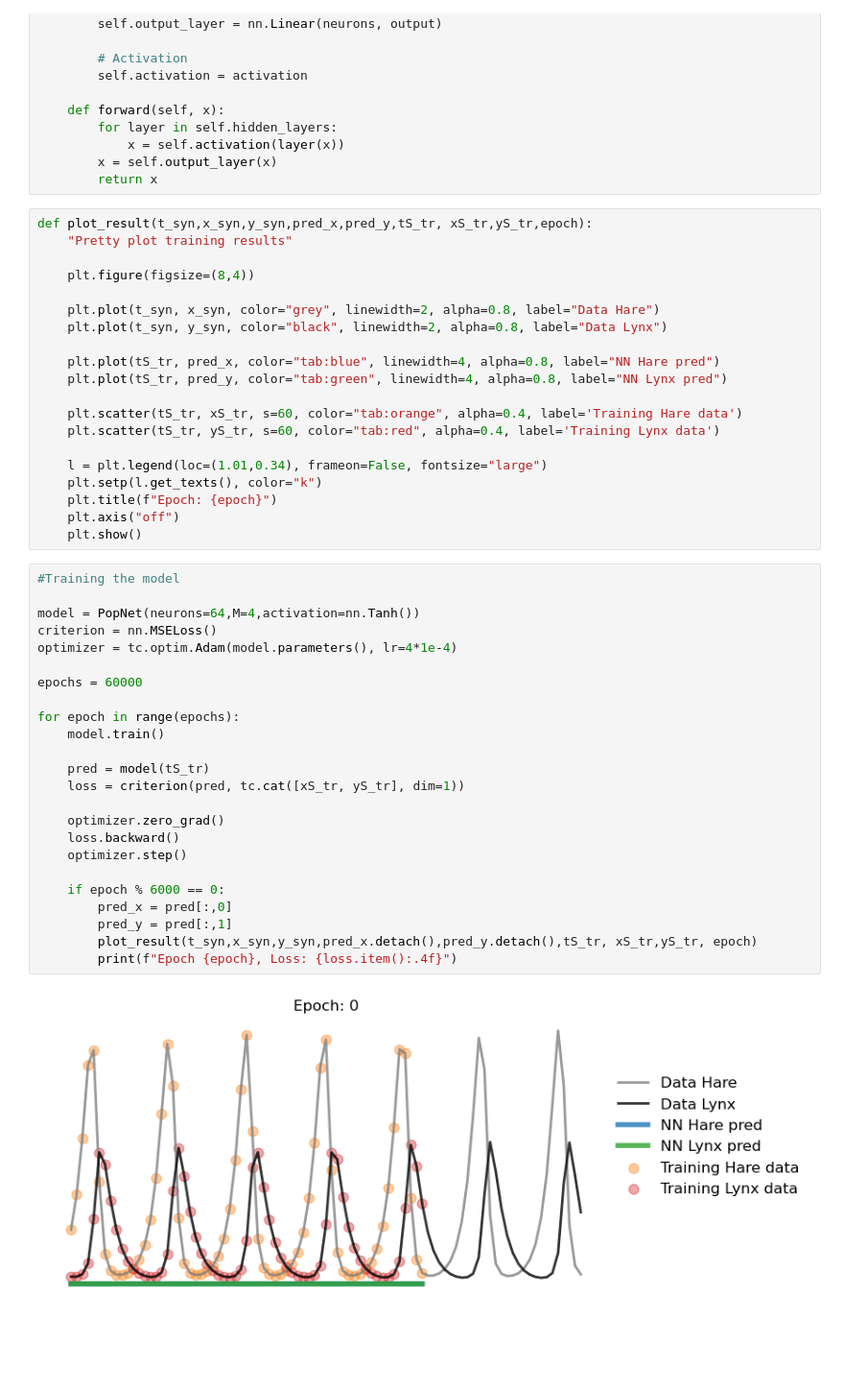
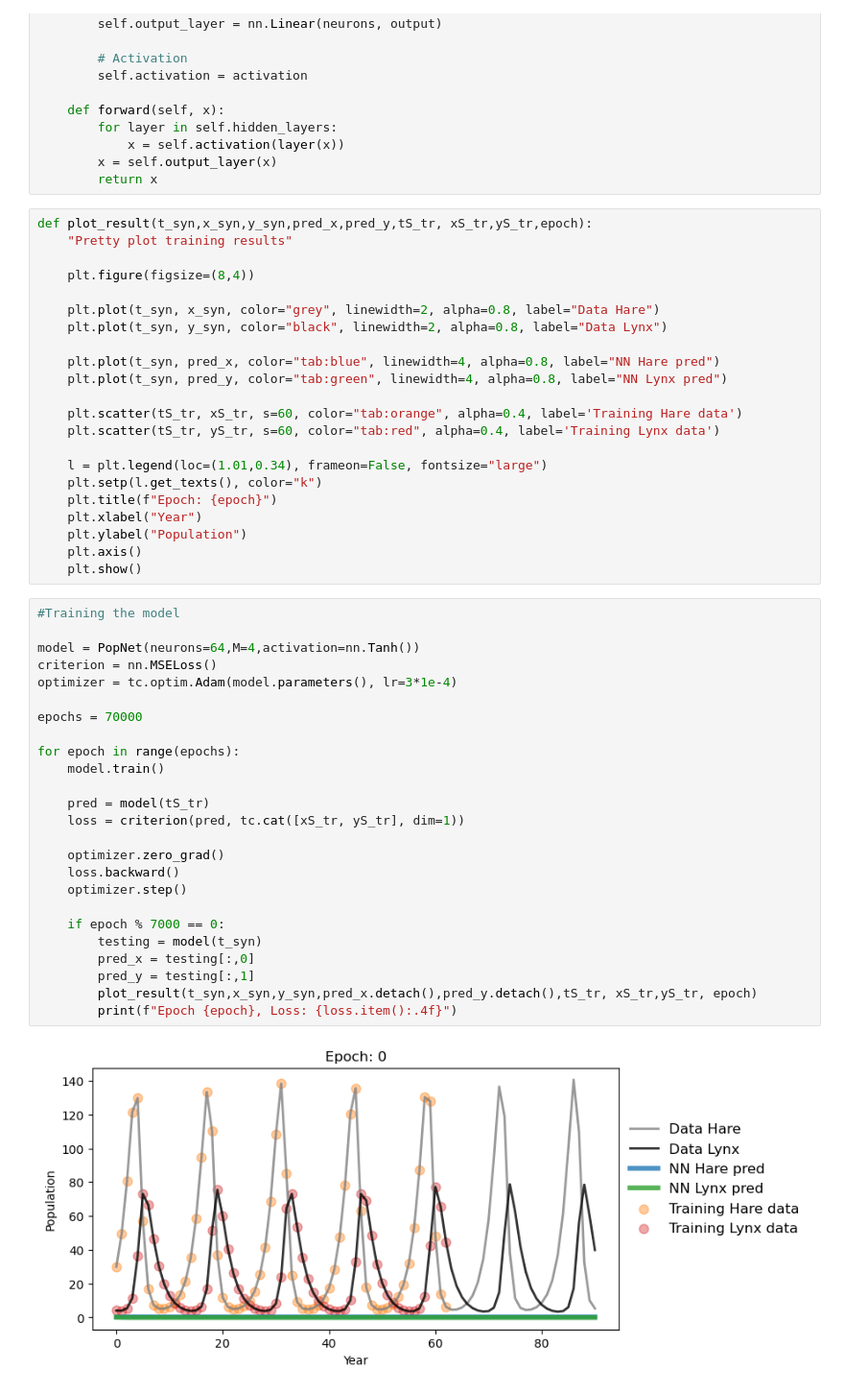
Before and after one commit to HannaKarwowska/Scientific-Machine-Learning-PSI-2026, a Jupyter notebook: Homework/My Homeworks 2/HW2_NN_PINN.ipynb, the cells around one changed output. Shown at 96% size. Cells and saved outputs as stored; diff of their text form; blank space fills up the shorter version.

```diff
--- a/Homework/My Homeworks 2/HW2_NN_PINN.ipynb
+++ b/Homework/My Homeworks 2/HW2_NN_PINN.ipynb
@@ -158,8 +158,8 @@ def plot_result(t_syn,x_syn,y_syn,pred_x,pred_y,tS_tr, xS_tr,yS_tr,epoch):
     plt.plot(t_syn, x_syn, color="grey", linewidth=2, alpha=0.8, label="Data Hare")
     plt.plot(t_syn, y_syn, color="black", linewidth=2, alpha=0.8, label="Data Lynx")
 
-    plt.plot(tS_tr, pred_x, color="tab:blue", linewidth=4, alpha=0.8, label="NN Hare pred")
-    plt.plot(tS_tr, pred_y, color="tab:green", linewidth=4, alpha=0.8, label="NN Lynx pred")
+    plt.plot(t_syn, pred_x, color="tab:blue", linewidth=4, alpha=0.8, label="NN Hare pred")
+    plt.plot(t_syn, pred_y, color="tab:green", linewidth=4, alpha=0.8, label="NN Lynx pred")
 
     plt.scatter(tS_tr, xS_tr, s=60, color="tab:orange", alpha=0.4, label='Training Hare data')
     plt.scatter(tS_tr, yS_tr, s=60, color="tab:red", alpha=0.4, label='Training Lynx data')
@@ -167,31 +167,34 @@ def plot_result(t_syn,x_syn,y_syn,pred_x,pred_y,tS_tr, xS_tr,yS_tr,epoch):
     l = plt.legend(loc=(1.01,0.34), frameon=False, fontsize="large")
     plt.setp(l.get_texts(), color="k")
     plt.title(f"Epoch: {epoch}")
-    plt.axis("off")
+    plt.xlabel("Year")
+    plt.ylabel("Population")
+    plt.axis()
     plt.show()
 # %%
 #Training the model
 
 model = PopNet(neurons=64,M=4,activation=nn.Tanh())
 criterion = nn.MSELoss()
-optimizer = tc.optim.Adam(model.parameters(), lr=4*1e-4)
+optimizer = tc.optim.Adam(model.parameters(), lr=3*1e-4)
 
-epochs = 60000
+epochs = 70000
 
 for epoch in range(epochs):
     model.train()
 
     pred = model(tS_tr)
     loss = criterion(pred, tc.cat([xS_tr, yS_tr], dim=1))
 
     optimizer.zero_grad()
     loss.backward()
     optimizer.step()
 
-    if epoch % 6000 == 0:
-        pred_x = pred[:,0]
-        pred_y = pred[:,1]
+    if epoch % 7000 == 0:
+        testing = model(t_syn)
+        pred_x = testing[:,0]
+        pred_y = testing[:,1]
         plot_result(t_syn,x_syn,y_syn,pred_x.detach(),pred_y.detach(),tS_tr, xS_tr,yS_tr, epoch)
         print(f"Epoch {epoch}, Loss: {loss.item():.4f}")
 # %% [output]
-[figure, old version]
+[figure, new version]
```
Also changed, not shown: parts of 2 cells of this notebook.
